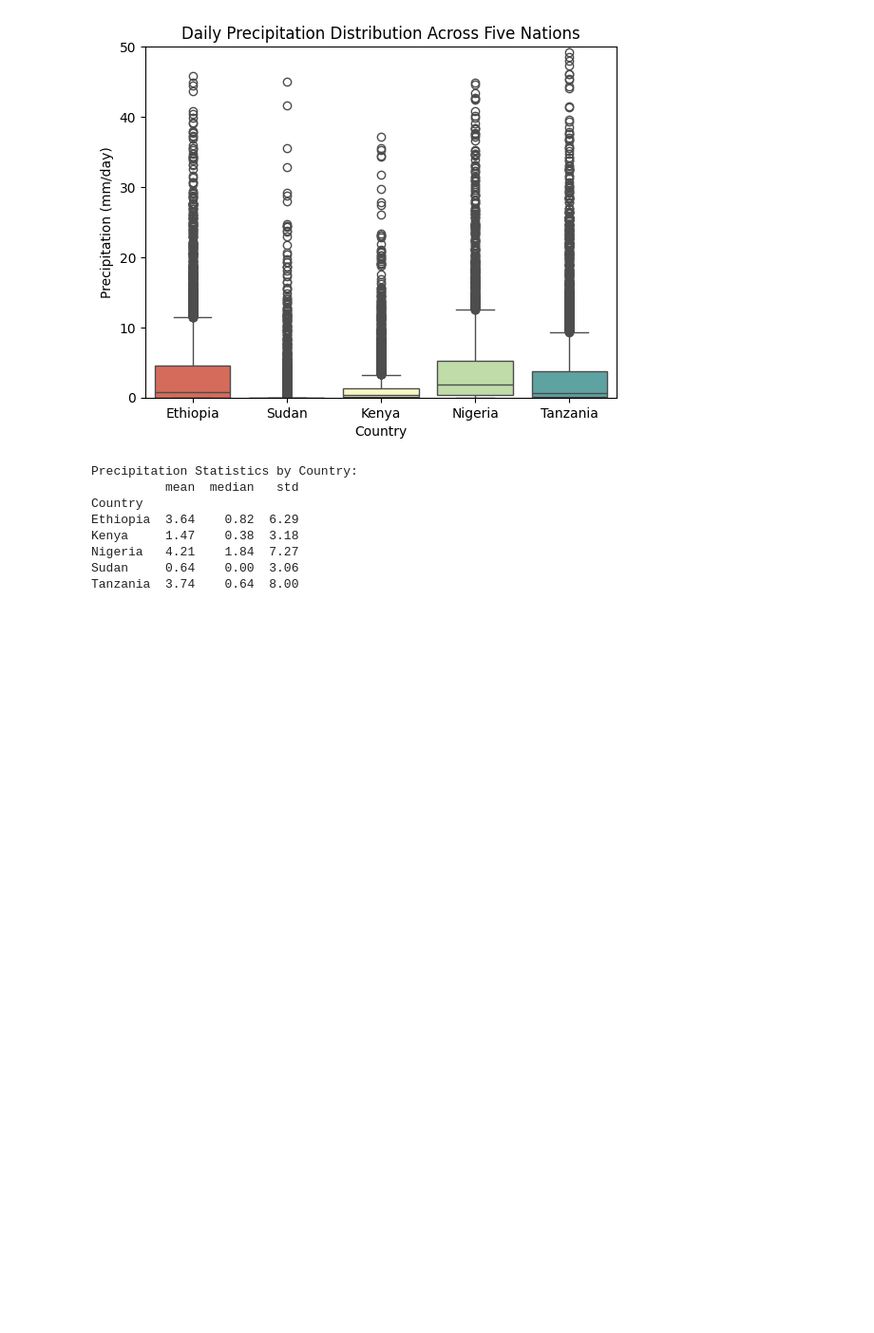
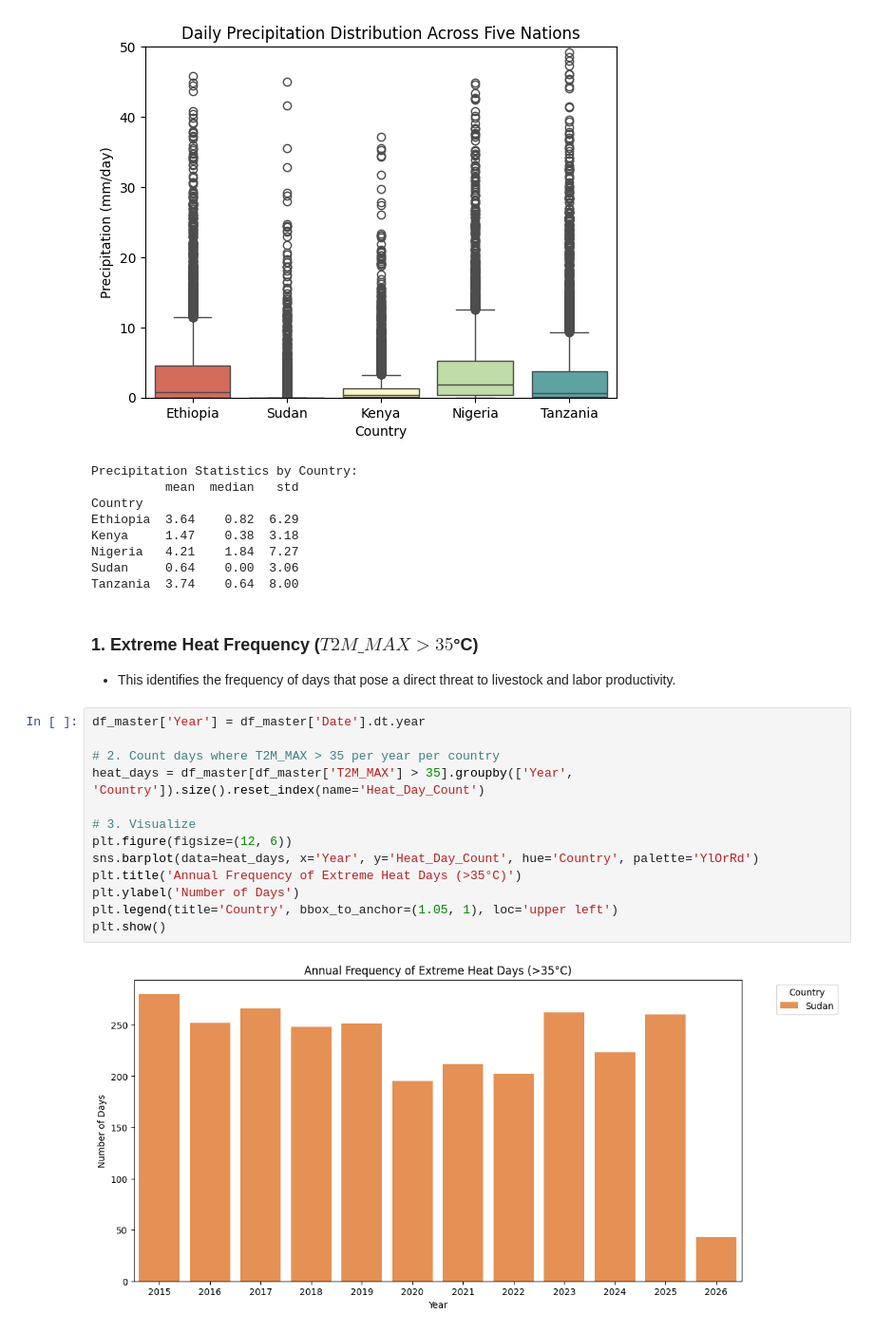
Before and after one commit to hk12214/climate-challenge-week0, a Jupyter notebook: notebooks/compare_countries.ipynb, the cells around one changed output. Shown at 95% size. Drawn from its saved outputs; the diff is of its cells as text; blank space fills up the shorter version.

Commit message:
feat: Added extreme event metrics and statistical tests

```diff
--- a/notebooks/compare_countries.ipynb
+++ b/notebooks/compare_countries.ipynb
@@ -81,3 +82,21 @@ Kenya     1.47    0.38  3.18
 Nigeria   4.21    1.84  7.27
 Sudan     0.64    0.00  3.06
 Tanzania  3.74    0.64  8.00
+# %% [markdown]
+### 1. Extreme Heat Frequency ($T2M\_MAX > 35$°C)
+* This identifies the frequency of days that pose a direct threat to livestock and labor productivity.
+# %%
+df_master['Year'] = df_master['Date'].dt.year
+
+# 2. Count days where T2M_MAX > 35 per year per country
+heat_days = df_master[df_master['T2M_MAX'] > 35].groupby(['Year', 'Country']).size().reset_index(name='Heat_Day_Count')
+
+# 3. Visualize
+plt.figure(figsize=(12, 6))
+sns.barplot(data=heat_days, x='Year', y='Heat_Day_Count', hue='Country', palette='YlOrRd')
+plt.title('Annual Frequency of Extreme Heat Days (>35°C)')
+plt.ylabel('Number of Days')
+plt.legend(title='Country', bbox_to_anchor=(1.05, 1), loc='upper left')
+plt.show()
+# %% [output]
+[figure, added]
```
Also changed, not shown: parts of 5 cells of this notebook.
